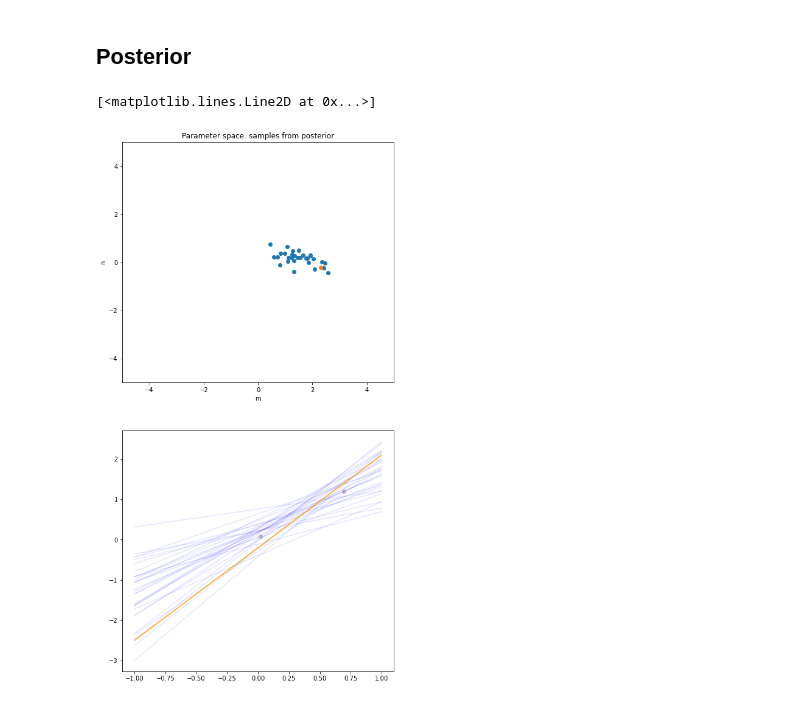
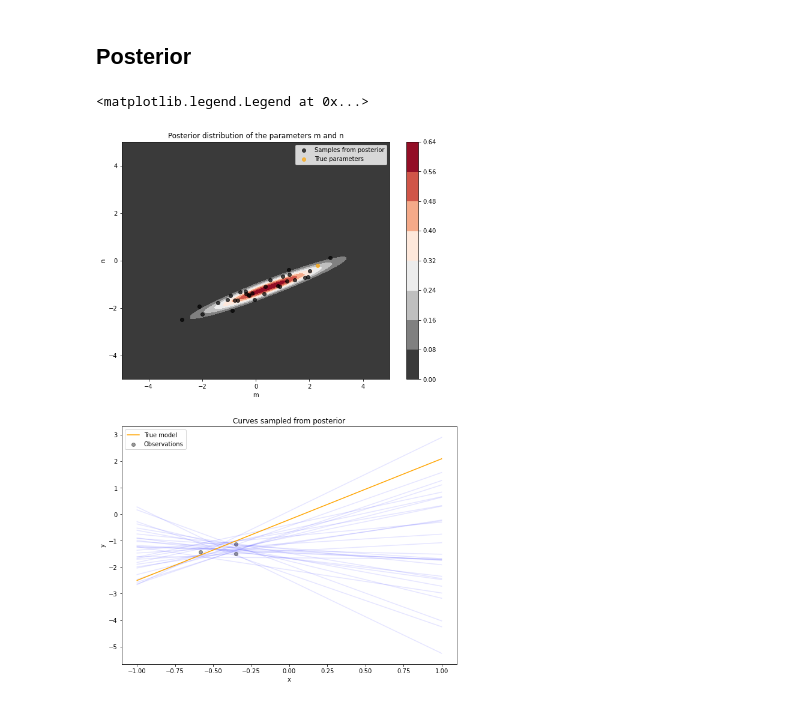
Before and after one commit to ignacioreyes/murphy, a Jupyter notebook: 7.6 Bayesian linear regression.ipynb, the cells around one changed output. Cells and saved outputs as stored; diff of their text form; code cells hidden in the pictures.

Commit message:
7.6: pdfs of distributions with contourf, better labels

```diff
--- a/7.6 Bayesian linear regression.ipynb
+++ b/7.6 Bayesian linear regression.ipynb
@@ -3,6 +4,6 @@ import numpy as np
 import matplotlib.pyplot as plt
 # %%
-n_samples = 2
+n_samples = 3
 x = np.random.rand(n_samples) * 2 - 1
 true_m = 2.3
 true_n = -0.2
@@ -25,5 +26,5 @@ plt.legend()
 ## Prior
 # %%
 w_0 = np.array([0.0, 0.0]).reshape([2, 1])
-tau = 3.0
+tau = 4.0
 V_0 = tau**2 * np.eye(2)
@@ -51,31 +80,60 @@ V_N = noise_std ** 2 * np.linalg.inv(
     + np.matmul(extended_x.T, extended_x))
 w_N = (np.matmul(np.matmul(V_N, np.linalg.inv(V_0)), w_0)
        + 1/noise_std**2 * np.matmul(np.matmul(V_N, extended_x.T), y.reshape([-1, 1])))
+# %%
+def posterior(m, n):
+    pdf = multivariate_normal.pdf(
+        np.array([m, n]),
+        mean=w_N.flatten(),
+        cov=V_N)
+    return pdf
+
+m_lin = np.linspace(-5, 5, 90)
+n_lin = np.linspace(-5, 5, 110)
+
+m_mesh, n_mesh = np.meshgrid(m_lin, n_lin)
+posterior_lhood = np.empty((len(n_lin), len(m_lin)))
+
+for i in range(len(n_lin)):
+    for j in range(len(m_lin)):
+        posterior_lhood[i, j] = posterior(m_mesh[i, j], n_mesh[i, j])
 # %%
 posterior_samples = np.random.multivariate_normal(
     w_N.flatten(), V_N, size=30)
 
-fig = plt.figure(figsize=(8, 16))
+fig = plt.figure(figsize=(10, 16))
 fig.set_facecolor('white')
 
 plt.subplot(2, 1, 1)
-plt.scatter(posterior_samples[:, 0], posterior_samples[:, 1])
-plt.scatter(true_m, true_n)
+plt.contourf(m_mesh, n_mesh, posterior_lhood, cmap='RdGy_r')
+plt.colorbar()
+
+plt.scatter(
+    posterior_samples[:, 0], posterior_samples[:, 1],
+    c='k', alpha=0.7, label='Samples from posterior')
+plt.scatter(
+    true_m, true_n,
+    c='orange', alpha=0.7, label='True parameters')
 plt.axis([-5, 5, -5, 5])
 plt.xlabel('m')
 plt.ylabel('n')
-plt.title('Parameter space: samples from posterior')
+plt.title('Posterior distribution of the parameters m and n')
+plt.legend()
 
 plt.subplot(2, 1, 2)
-plt.scatter(x, y, alpha=0.2, c='black')
+plt.scatter(x, y, alpha=0.4, c='black', label='Observations')
 
 x_lin = np.linspace(-1, 1, 100)
 for i in range(len(posterior_samples)):
     y_posterior = posterior_samples[i, 0] * x_lin + posterior_samples[i, 1]
     plt.plot(x_lin, y_posterior, alpha=0.1, c='blue')
 
 y_model = true_m * x_lin + true_n
-plt.plot(x_lin, y_model, c='orange')
+plt.plot(x_lin, y_model, c='orange', label='True model')
+plt.xlabel('x')
+plt.ylabel('y')
+plt.title('Curves sampled from posterior')
+plt.legend()
 # %% [output]
-[<matplotlib.lines.Line2D at 0x...>]
+<matplotlib.legend.Legend at 0x...>
-[figure, old version]
+[figure, new version]
```
Also changed, not shown: parts of 5 cells of this notebook.
